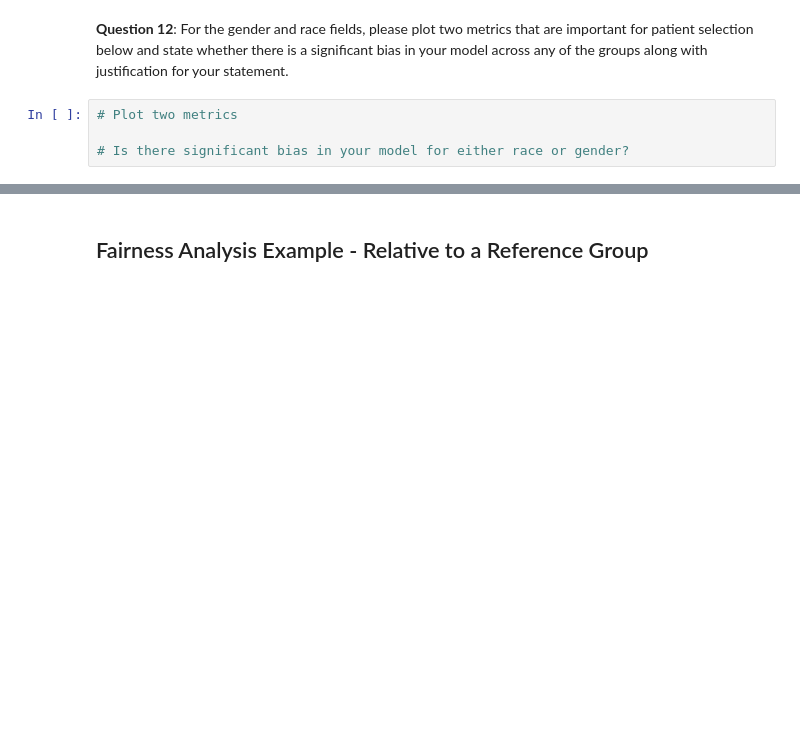
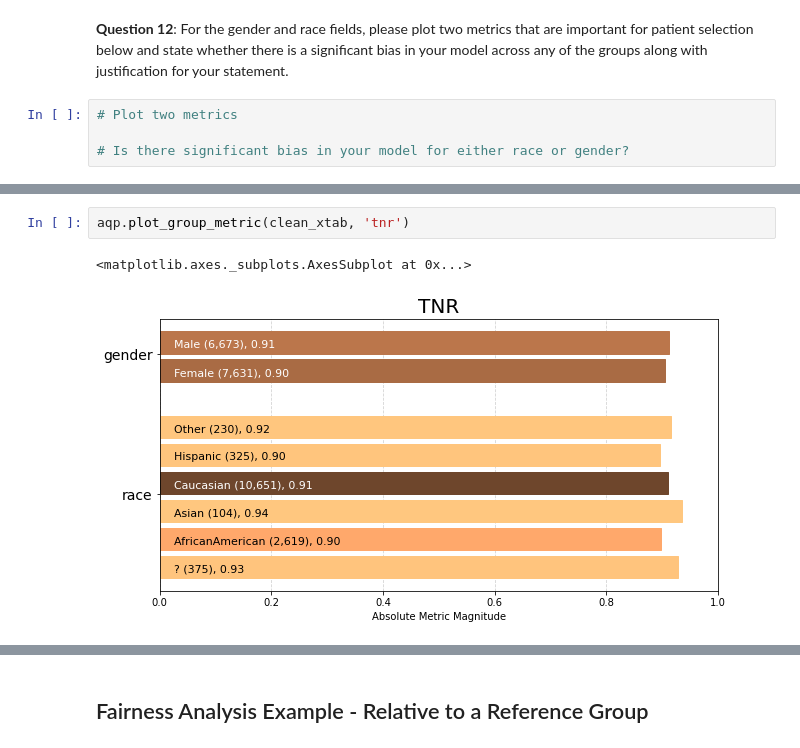
Before and after one commit to odysseus/ehr_project, a Jupyter notebook: project/starter_code/Project_NN.ipynb, the cells around one changed output, grey strips where cells are left out. Cells and saved outputs as stored; diff of their text form; blank space fills up the shorter version.

```diff
--- a/project/starter_code/Project_NN.ipynb
+++ b/project/starter_code/Project_NN.ipynb
@@ -502,0 +623,5 @@ fdf = f.get_group_value_fairness(bdf)
+# %%
+aqp.plot_group_metric(clean_xtab, 'tnr')
+# %% [output]
+<matplotlib.axes._subplots.AxesSubplot at 0x...>
+[figure, added]
```
Also changed, not shown: parts of 44 cells of this notebook, 10 other files.
